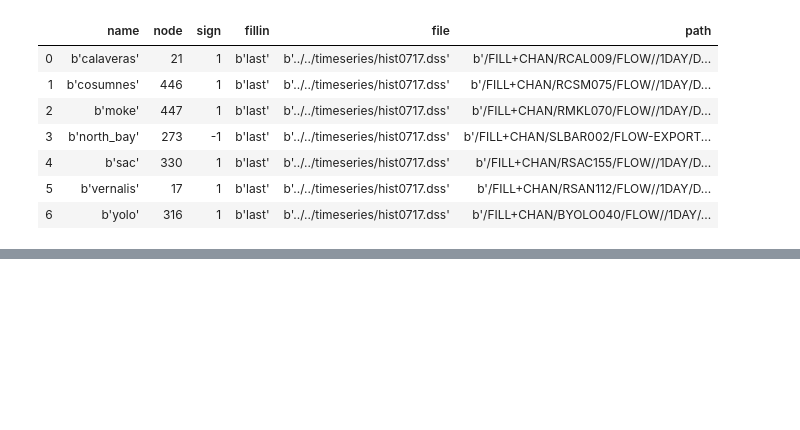
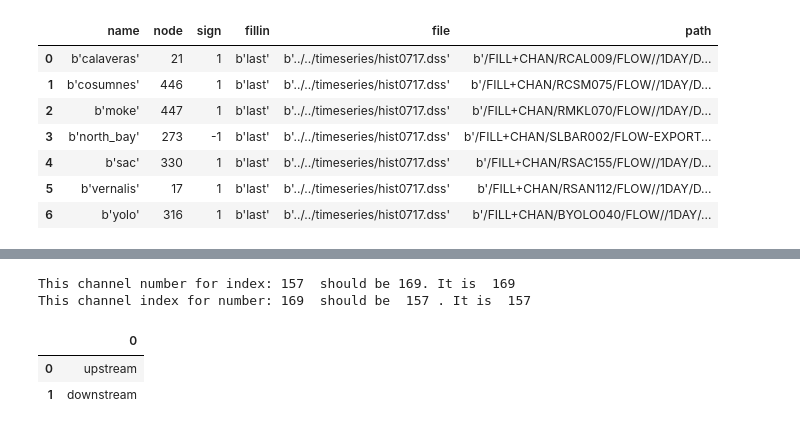
Before and after one commit to CADWRDeltaModeling/pydsm, a Jupyter notebook: notebooks/dsm2_h5_read_example.ipynb, the cells around one changed output, grey strips where cells are left out. Saved outputs shown, nothing was run; the diff lists cells and outputs as text; code cells hidden in the pictures; blank space fills up the shorter version.

```diff
--- a/notebooks/dsm2_h5_read_example.ipynb
+++ b/notebooks/dsm2_h5_read_example.ipynb
@@ -105,0 +157,18 @@ for table in input_tables[0]:
+# %%
+channel_numbers=pd.DataFrame(h5f.get('/hydro/geometry/channel_number')[:])
+#print(channel_numbers)
+channel_index2number=channel_numbers[0].to_dict()
+index=157
+print('This channel number for index:',index, ' should be 169. It is ',channel_index2number[index])
+channel_number2index= {value: key for key, value in channel_index2number.items()}
+print('This channel index for number:', 169, ' should be ',index,'. It is ',channel_number2index[169])
+# %% [output]
+This channel number for index: 157  should be 169. It is  169
+This channel index for number: 169  should be  157 . It is  157
+# %%
+channel_location=pd.DataFrame(h5f.get('/hydro/geometry/channel_location')[:],dtype=np.str)
+display(channel_location)
+# %% [output]
+|  | 0 |
+| 0 | upstream |
+| 1 | downstream |
```
Also changed, not shown: parts of 51 cells of this notebook, 4 other files.
